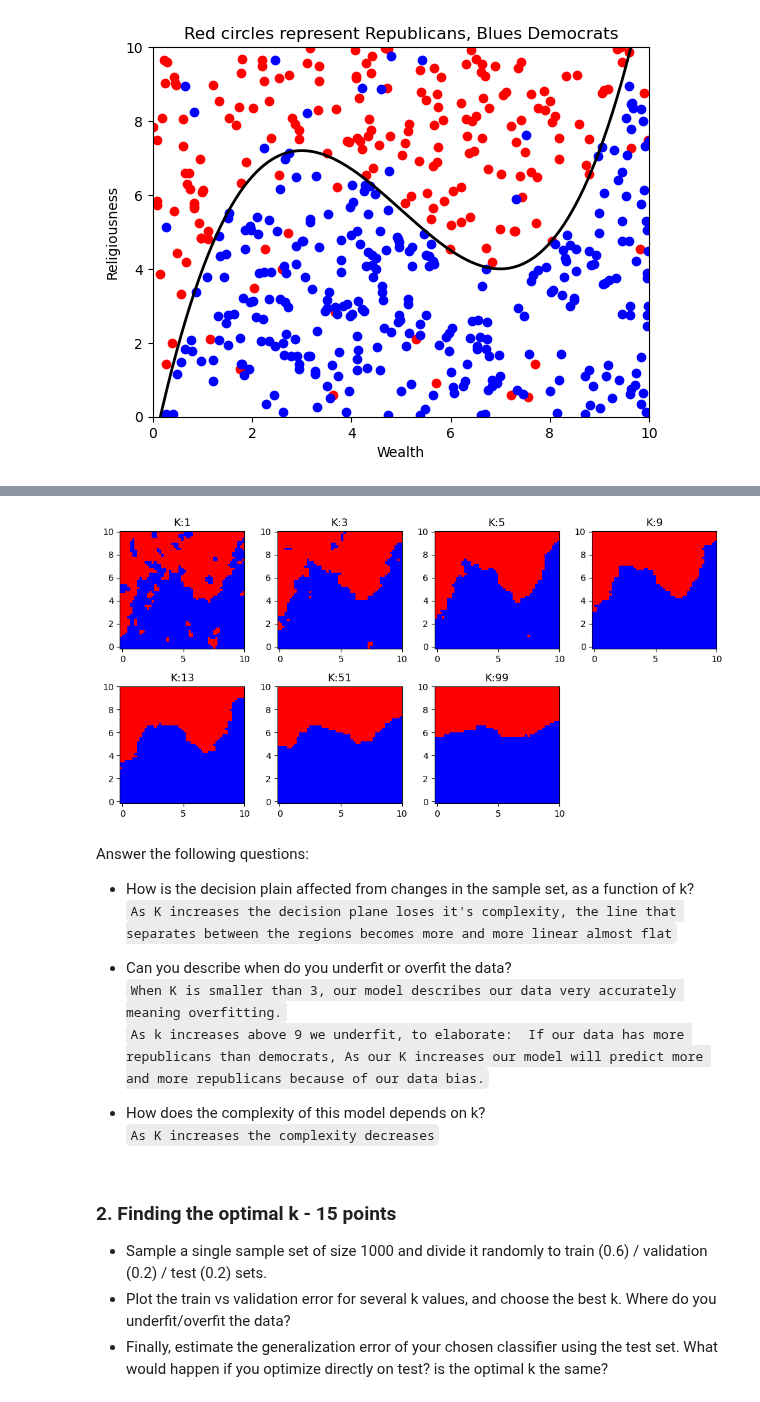
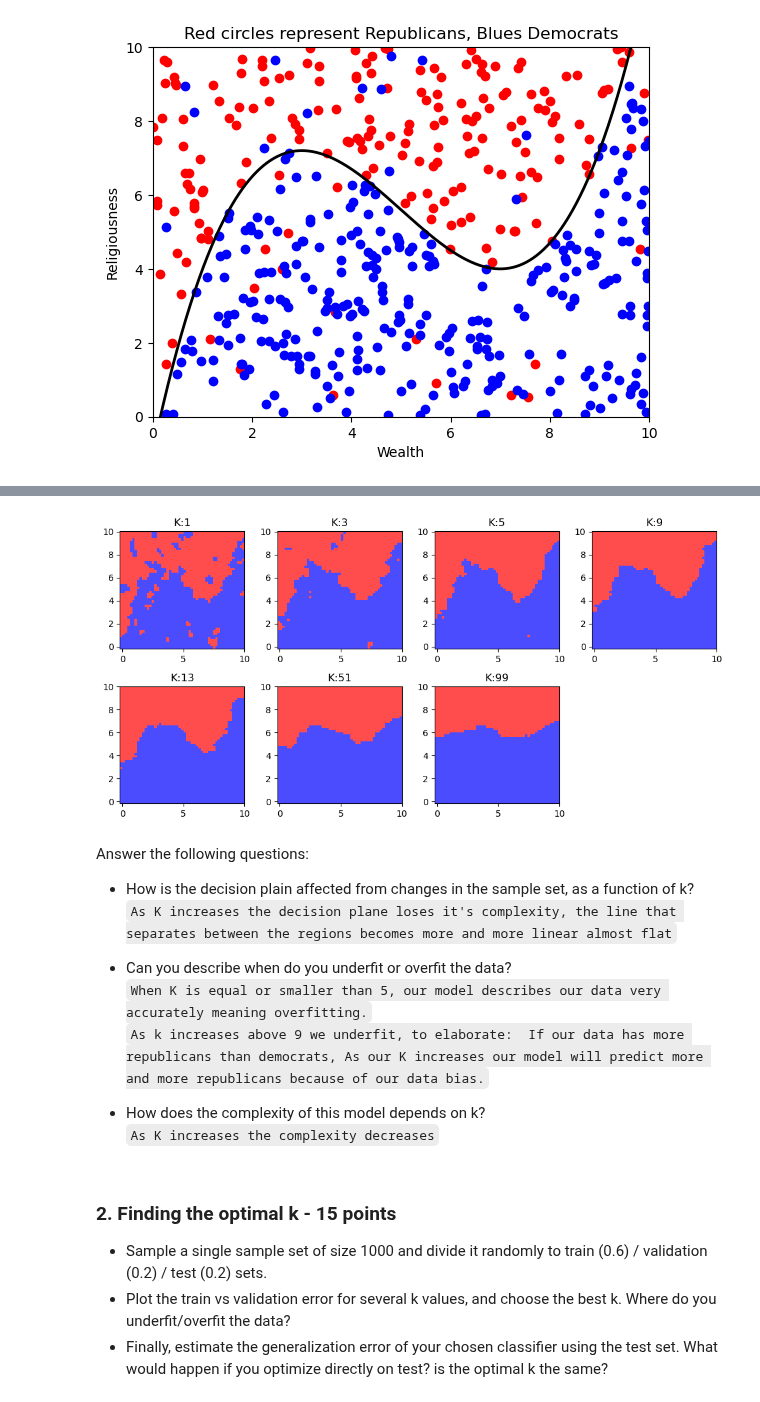
Before and after one commit to tryko/y_data_Itay_asaf_, a Jupyter notebook: Supervised_Learning/week_1/intro_ml_22_23_Itay_&_Asaf.ipynb, the cells around one changed output, grey strips where cells are left out. Drawn from its saved outputs; the diff is of its cells as text; code cells hidden in the pictures.

````diff
--- a/Supervised_Learning/week_1/intro_ml_22_23_Itay_&_Asaf.ipynb
+++ b/Supervised_Learning/week_1/intro_ml_22_23_Itay_&_Asaf.ipynb
@@ -148,42 +148,42 @@ Use interactive slider for k to see the effect [see [interact](https://ipywidget
 from matplotlib.colors import ListedColormap
 cmap_ = ListedColormap(['blue','red'])
 
 
 
 def get_knn_plot_data(n_neighbors, X, y):
     knn = kNNClassifier(n_neighbors)
     knn.fit(X, y)
 
     mesh_size = 0.2
     x_min, x_max = X[:, 0].min() - .1, X[:, 0].max() + .1
     y_min, y_max = X[:, 1].min() - .1, X[:, 1].max() + .1
     xx, yy = np.meshgrid(np.arange(x_min, x_max, mesh_size),
                          np.arange(y_min, y_max, mesh_size))
     Z = knn.predict(np.c_[xx.ravel(), yy.ravel()])
     Z = Z.reshape(xx.shape)
 
     return xx,yy,Z
 
 
 X, y = generate_data(m=500,)
 plt.figure(figsize=(10, 5))
 for i,k in enumerate([1,3,5,9,13,51,99]):
     xx,yy,Z = get_knn_plot_data(k, X,y)
 
     plt.subplot(2,4,i+1)
-    plt.pcolormesh(xx,yy, Z, cmap=cmap_)
+    plt.pcolormesh(xx,yy, Z, cmap=cmap_, alpha=0.7)
     plt.title('K:'+ str(k))
 
 plt.tight_layout();
 # %% [output]
-[figure, old version]
+[figure, new version]
 # %% [markdown]
 Answer the following questions:
 - How is the decision plain affected from changes in the sample set, as a function of k?<br>
 ```As K increases the decision plane loses it's complexity, the line that separates between the regions becomes more and more linear almost flat```
 
 - Can you describe when do you underfit or overfit the data?<br>
-```When K is smaller than 3, our model describes our data very accurately meaning overfitting.```<br>
+```When K is equal or smaller than 5, our model describes our data very accurately meaning overfitting.```<br>
 ```As k increases above 9 we underfit, to elaborate:  If our data has more republicans than democrats, As our K increases our model will predict more and more republicans because of our data bias.```
 - How does the complexity of this model depends on k?<br>
 ```As K increases the complexity decreases```
````
Also changed, not shown: parts of 4 cells of this notebook, 1 other file.
